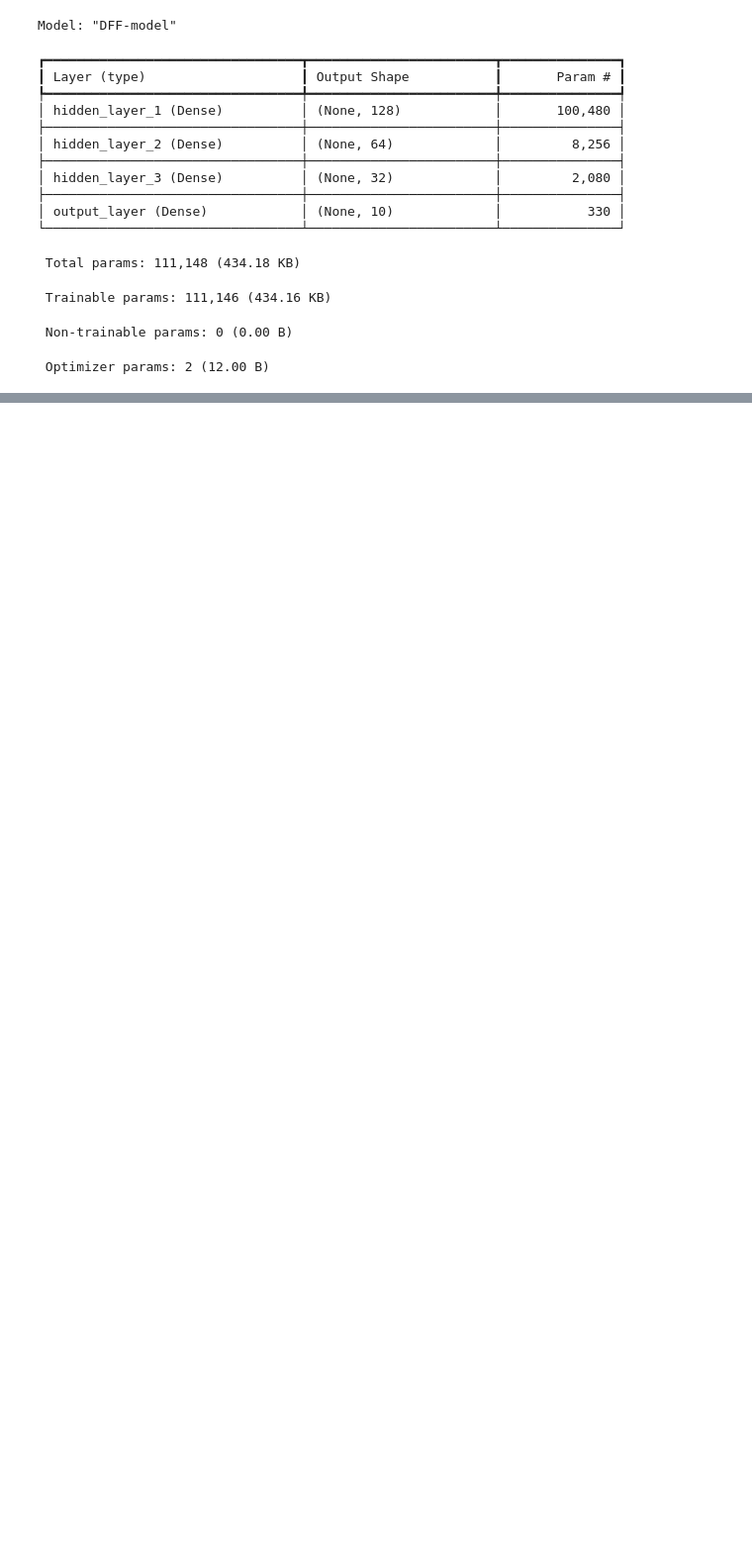
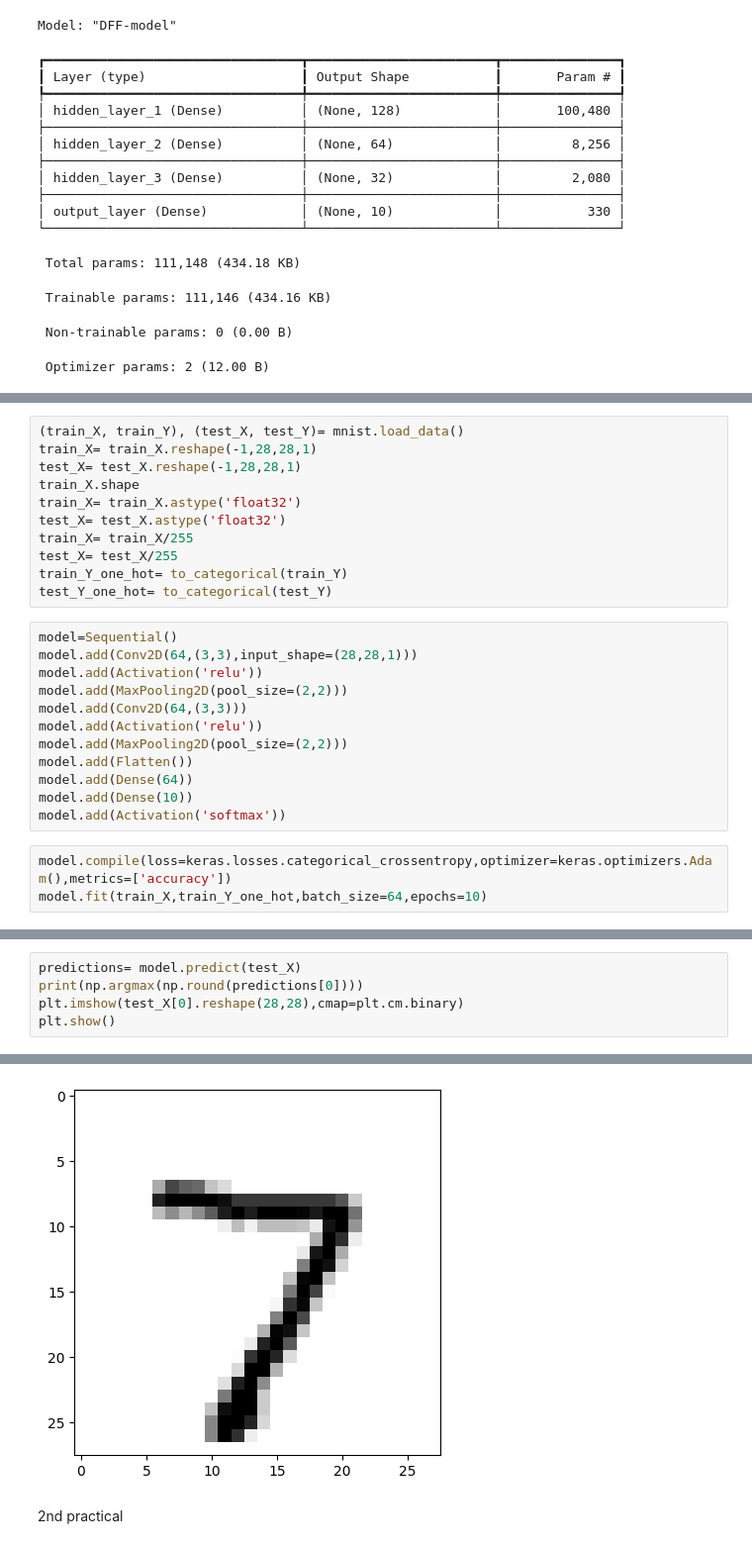
Before and after one commit to Girawale-Sanket/Deep-Learning-Practicals, a Jupyter notebook: Deep_Learning.ipynb, the cells around one changed output, grey strips where cells are left out. Shown at 99% size. Drawn from its saved outputs; the diff is of its cells as text; blank space fills up the shorter version.

Commit message:
CNN Image Recognition

```diff
--- a/Deep_Learning.ipynb
+++ b/Deep_Learning.ipynb
@@ -459,0 +500,26 @@ plt.show()
+# %%
+(train_X, train_Y), (test_X, test_Y)= mnist.load_data()
+train_X= train_X.reshape(-1,28,28,1)
+test_X= test_X.reshape(-1,28,28,1)
+train_X.shape
+train_X= train_X.astype('float32')
+test_X= test_X.astype('float32')
+train_X= train_X/255
+test_X= test_X/255
+train_Y_one_hot= to_categorical(train_Y)
+test_Y_one_hot= to_categorical(test_Y)
+# %%
+model=Sequential()
+model.add(Conv2D(64,(3,3),input_shape=(28,28,1)))
+model.add(Activation('relu'))
+model.add(MaxPooling2D(pool_size=(2,2)))
+model.add(Conv2D(64,(3,3)))
+model.add(Activation('relu'))
+model.add(MaxPooling2D(pool_size=(2,2)))
+model.add(Flatten())
+model.add(Dense(64))
+model.add(Dense(10))
+model.add(Activation('softmax'))
+# %%
+model.compile(loss=keras.losses.categorical_crossentropy,optimizer=keras.optimizers.Adam(),metrics=['accuracy'])
+model.fit(train_X,train_Y_one_hot,batch_size=64,epochs=10)
@@ -459,0 +556,6 @@ plt.show()
+# %%
+predictions= model.predict(test_X)
+print(np.argmax(np.round(predictions[0])))
+plt.imshow(test_X[0].reshape(28,28),cmap=plt.cm.binary)
+plt.show()
+# %% [output]
@@ -459,0 +564,3 @@ plt.show()
+[figure, added]
+# %% [markdown]
+2nd practical
```
Also changed, not shown: parts of 29 cells of this notebook.
